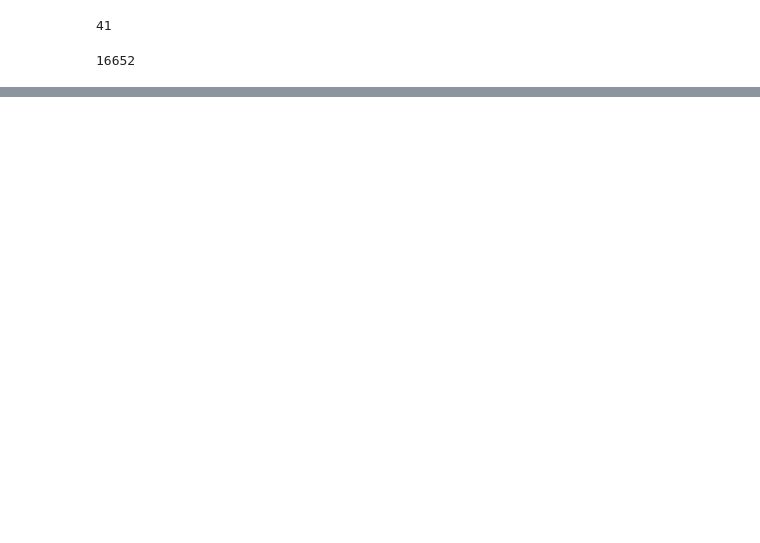
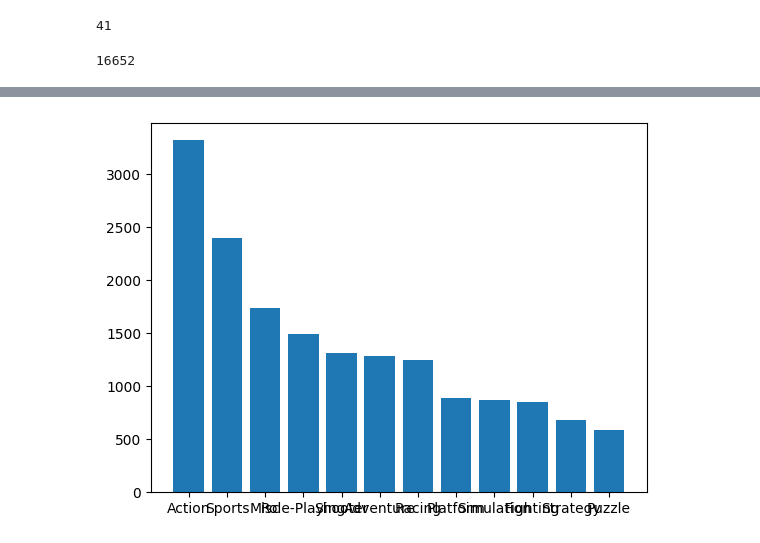
Before and after one commit to sr606/Python-Practice, a Jupyter notebook: Oct24_DV_1.ipynb, the cells around one changed output, grey strips where cells are left out. Drawn from its saved outputs; the diff is of its cells as text; code cells hidden in the pictures; blank space fills up the shorter version.

```diff
--- a/Oct24_DV_1.ipynb
+++ b/Oct24_DV_1.ipynb
@@ -74,0 +75,9 @@ sns.boxplot(y = data['Global_Sales'])# when u want mean , max, median
+# %%
+cnt = data['Genre'].value_counts()
+
+x_bar = cnt.index
+y_bar = cnt
+plt.bar(x_bar, y_bar)
+plt.show()
+# %% [output]
+[figure, added]
```
Also changed, not shown: parts of 25 cells of this notebook.
